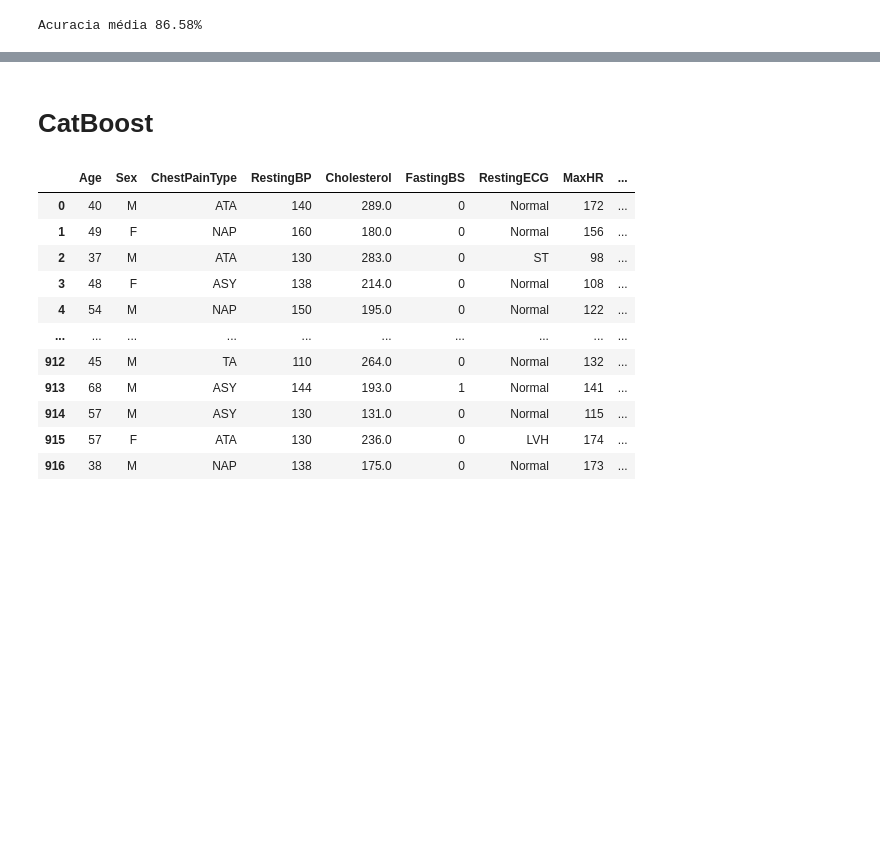
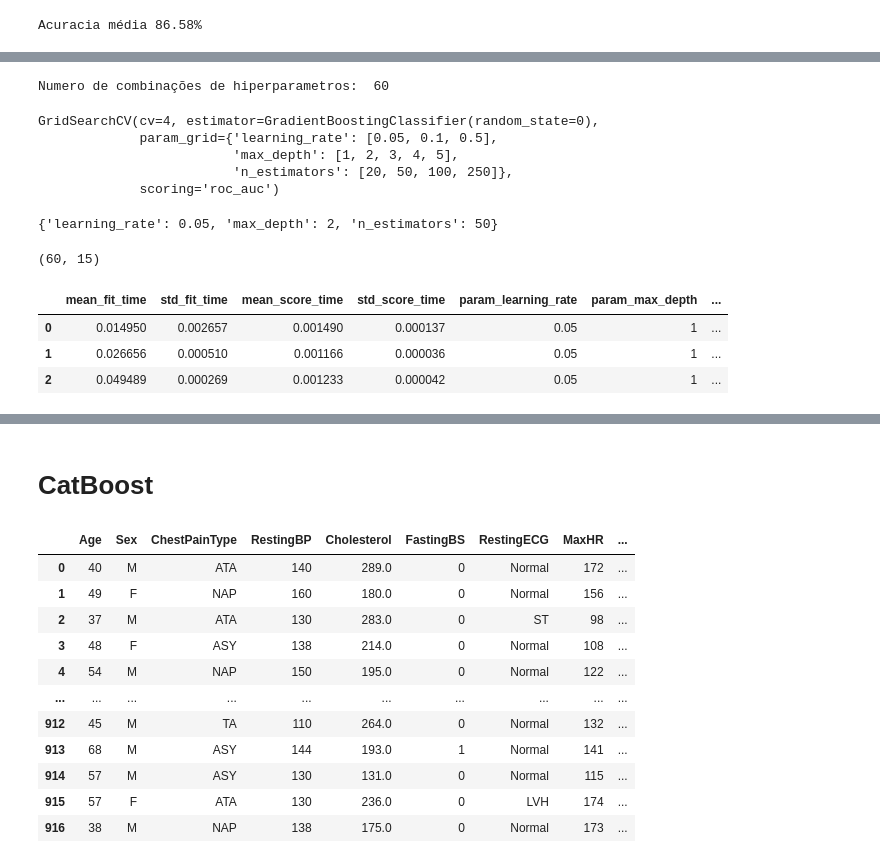
Before and after one commit to Rodriggo-Marcelino/Aprendizado_Supervisionado_Classifica-o, a Jupyter notebook: MachileLearningHeart.ipynb, the cells around one changed output, grey strips where cells are left out. Drawn from its saved outputs; the diff is of its cells as text; code cells hidden in the pictures; blank space fills up the shorter version.

```diff
--- a/MachileLearningHeart.ipynb
+++ b/MachileLearningHeart.ipynb
@@ -2203,0 +2215,5 @@ Acuracia média 86.58%
+# %%
+print('Numero de combinações de hiperparametros: ',
+     len(param_grid['n_estimators']) * len(param_grid['learning_rate']) * len(param_grid['max_depth']))
+# %% [output]
+Numero de combinações de hiperparametros:  60
@@ -2203,0 +2222,22 @@ Acuracia média 86.58%
+# %%
+grid_search.fit(x_treino, y_treino)
+# %% [output]
+GridSearchCV(cv=4, estimator=GradientBoostingClassifier(random_state=0),
+             param_grid={'learning_rate': [0.05, 0.1, 0.5],
+                         'max_depth': [1, 2, 3, 4, 5],
+                         'n_estimators': [20, 50, 100, 250]},
+             scoring='roc_auc')
+# %%
+grid_search.best_params_
+# %% [output]
+{'learning_rate': 0.05, 'max_depth': 2, 'n_estimators': 50}
+# %%
+resultado = pd.DataFrame(grid_search.cv_results_)
+print(resultado.shape)
+resultado.head(3)
+# %% [output]
+(60, 15)
+|  | mean_fit_time | std_fit_time | mean_score_time | std_score_time | param_learning_rate | param_max_depth | ... |
+| 0 | 0.014950 | 0.002657 | 0.001490 | 0.000137 | 0.05 | 1 | ... |
+| 1 | 0.026656 | 0.000510 | 0.001166 | 0.000036 | 0.05 | 1 | ... |
+| 2 | 0.049489 | 0.000269 | 0.001233 | 0.000042 | 0.05 | 1 | ... |
```
Also changed, not shown: parts of 15 cells of this notebook, 8 other files.
